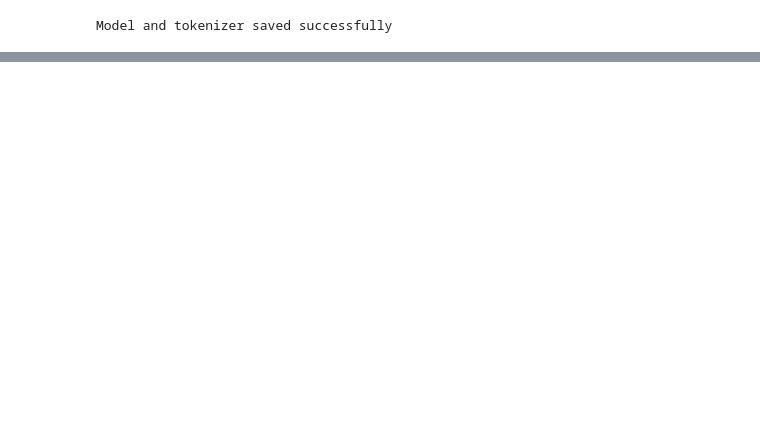
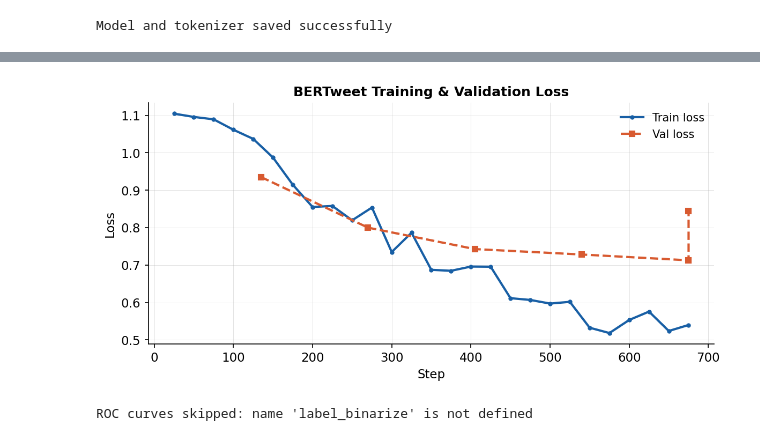
Before and after one commit to Shifali1094/stance-detection, a Jupyter notebook: notebooks/bertweet_experiments.ipynb, the cells around one changed output, grey strips where cells are left out. Saved outputs shown, nothing was run; the diff lists cells and outputs as text; code cells hidden in the pictures; blank space fills up the shorter version.

```diff
--- a/notebooks/bertweet_experiments.ipynb
+++ b/notebooks/bertweet_experiments.ipynb
@@ -454,0 +541,53 @@ Model and tokenizer saved successfully
+# %%
+log_history = trainer.state.log_history
+
+train_steps  = [e["step"] for e in log_history if "loss" in e]
+train_losses = [e["loss"] for e in log_history if "loss" in e]
+eval_steps   = [e["step"] for e in log_history if "eval_loss" in e]
+eval_losses  = [e["eval_loss"] for e in log_history if "eval_loss" in e]
+
+if train_steps:
+    fig, ax = plt.subplots(figsize=(8, 4))
+    ax.plot(train_steps, train_losses, label="Train loss",
+            color="#185FA5", linewidth=2, marker="o", markersize=3)
+    if eval_steps:
+        ax.plot(eval_steps, eval_losses, label="Val loss",
+                color="#D85A30", linewidth=2, marker="s", markersize=5,
+                linestyle="--")
+    ax.set_xlabel("Step", fontsize=11)
+    ax.set_ylabel("Loss", fontsize=11)
+    ax.set_title("BERTweet Training & Validation Loss", fontsize=12, fontweight="bold")
+    ax.legend(frameon=False, fontsize=10)
+    ax.grid(linewidth=0.4, alpha=0.4)
+    plt.tight_layout()
+    plt.show()
+else:
+    print("No training loss logs found skipping loss curve.")
+# %% [output]
+[figure, added]
+# %%
+from scipy.special import softmax as scipy_softmax
+
+try:
+    probs       = scipy_softmax(predictions.predictions, axis=1)
+    y_true_bin  = label_binarize(y_true, classes=list(range(len(labels))))
+
+    fig, ax = plt.subplots(figsize=(7, 5))
+    for i, (cls, color) in enumerate(zip(CLASS_NAMES, COLORS)):
+        fpr, tpr, _ = roc_curve(y_true_bin[:, i], probs[:, i])
+        roc_auc     = auc(fpr, tpr)
+        ax.plot(fpr, tpr, label=f"{cls}  (AUC = {roc_auc:.2f})",
+                color=color, linewidth=2)
+
+    ax.plot([0, 1], [0, 1], "k--", linewidth=1, alpha=0.5)
+    ax.set_xlabel("False positive rate", fontsize=11)
+    ax.set_ylabel("True positive rate", fontsize=11)
+    ax.set_title("BERTweet One-vs-Rest ROC Curves", fontsize=12, fontweight="bold")
+    ax.legend(frameon=False, fontsize=10)
+    ax.grid(linewidth=0.4, alpha=0.4)
+    plt.tight_layout()
+    plt.show()
+except Exception as e:
+    print(f"ROC curves skipped: {e}")
+# %% [output]
+ROC curves skipped: name 'label_binarize' is not defined
```
Also changed, not shown: parts of 16 cells of this notebook, 1 other file.
